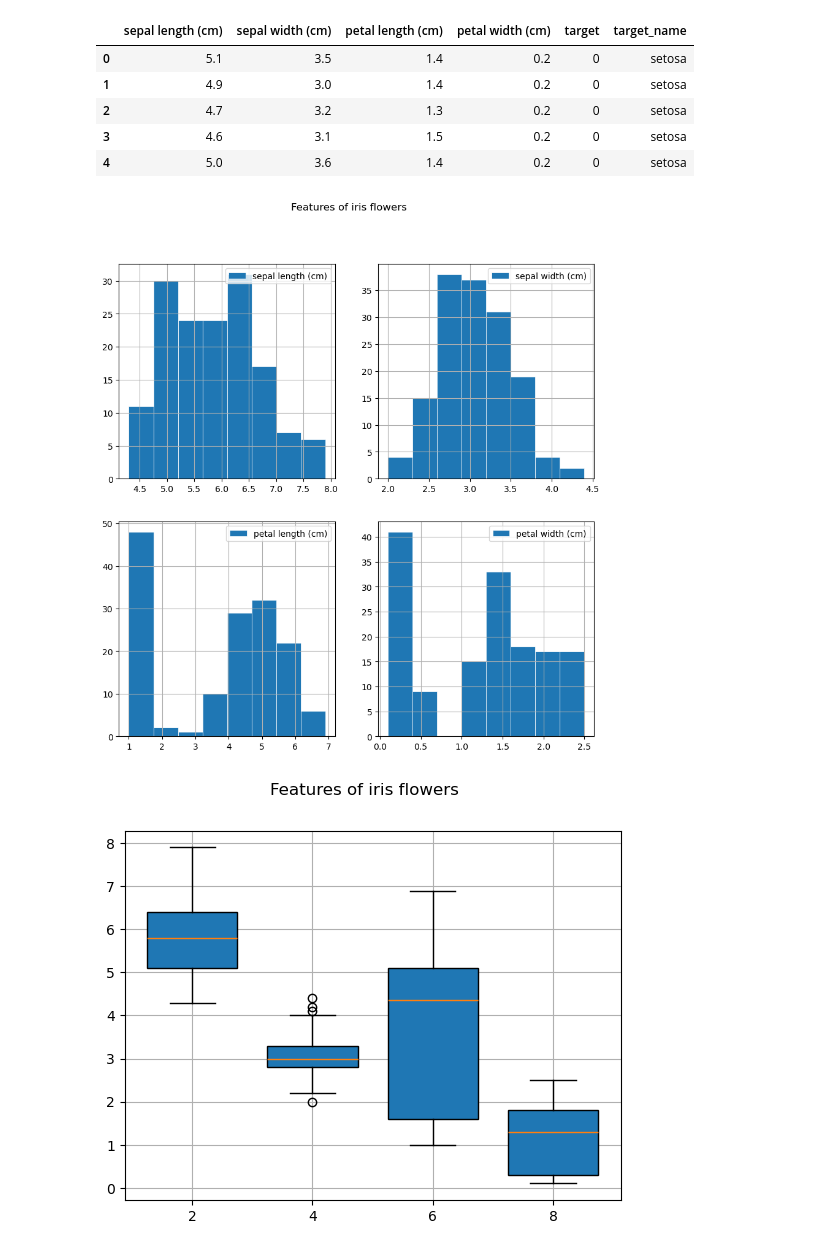
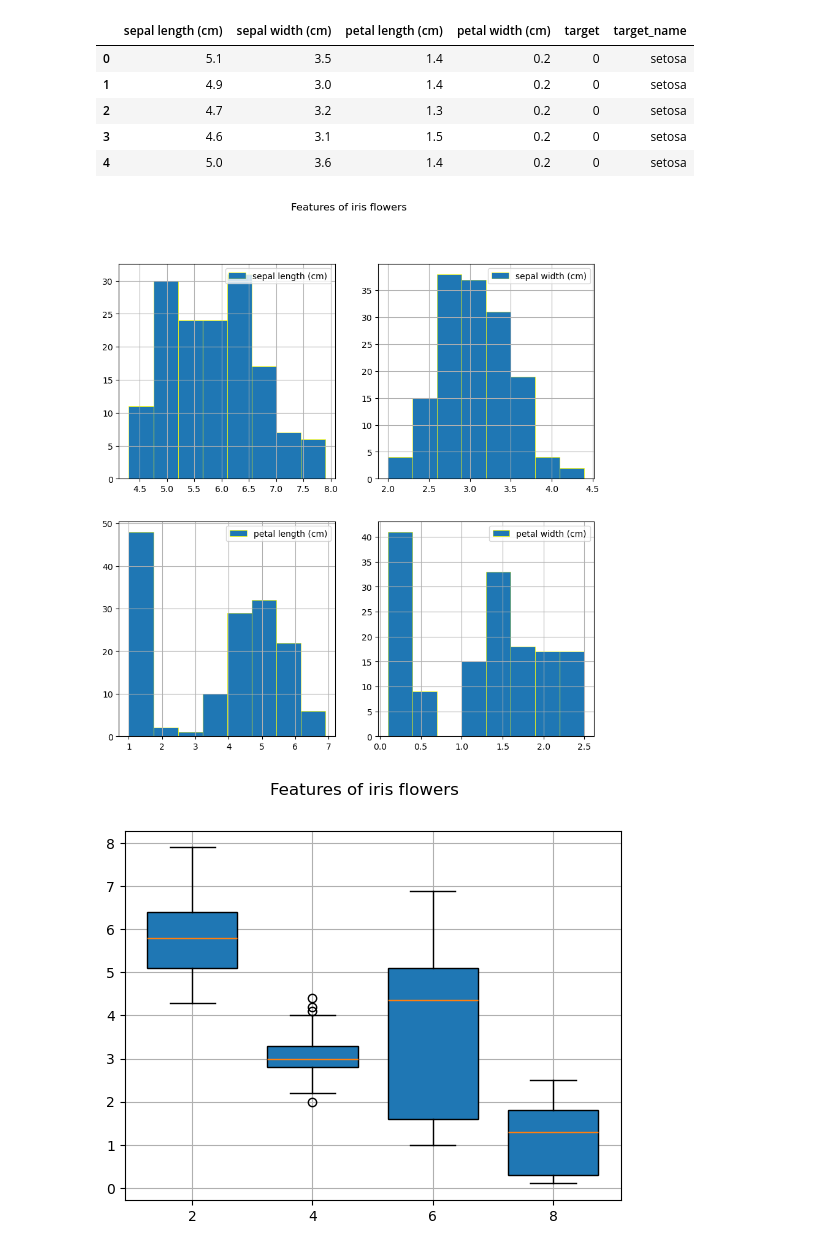
Before and after one commit to paalso/hexlet-python, a Jupyter notebook: data_analysis/python-data-visualization.ipynb, the cells around one changed output. Cells and saved outputs as stored; diff of their text form; code cells hidden in the pictures.

```diff
--- a/data_analysis/python-data-visualization.ipynb
+++ b/data_analysis/python-data-visualization.ipynb
@@ -908,21 +989,21 @@ df.head()
 # %%
 # Гистограмма распределения
 bins_number = 12
 
 fig, ax = plt.subplots(2, 2)
 fig.set_size_inches((10, 10))
 fig.suptitle("Features of iris flowers")
 
 for n in range(4):
     feature_name = data.feature_names[n]
     ax_position = ax[n // 2, n % 2]
-    ax_position.hist(X[:, n], bins=8, linewidth=0.5, edgecolor="white", label = feature_name)
+    ax_position.hist(X[:, n], bins=8, linewidth=0.5, edgecolor="yellow", label = feature_name)
     ax_position.legend()
     ax_position.grid()
 
 plt.show()
 # %% [output]
-[figure, old version]
+[figure, new version]
 # %%
 fig, ax = plt.subplots()
 # fig.set_size_inches((10, 10))
```
Also changed, not shown: parts of 112 cells of this notebook, 15 other files.
